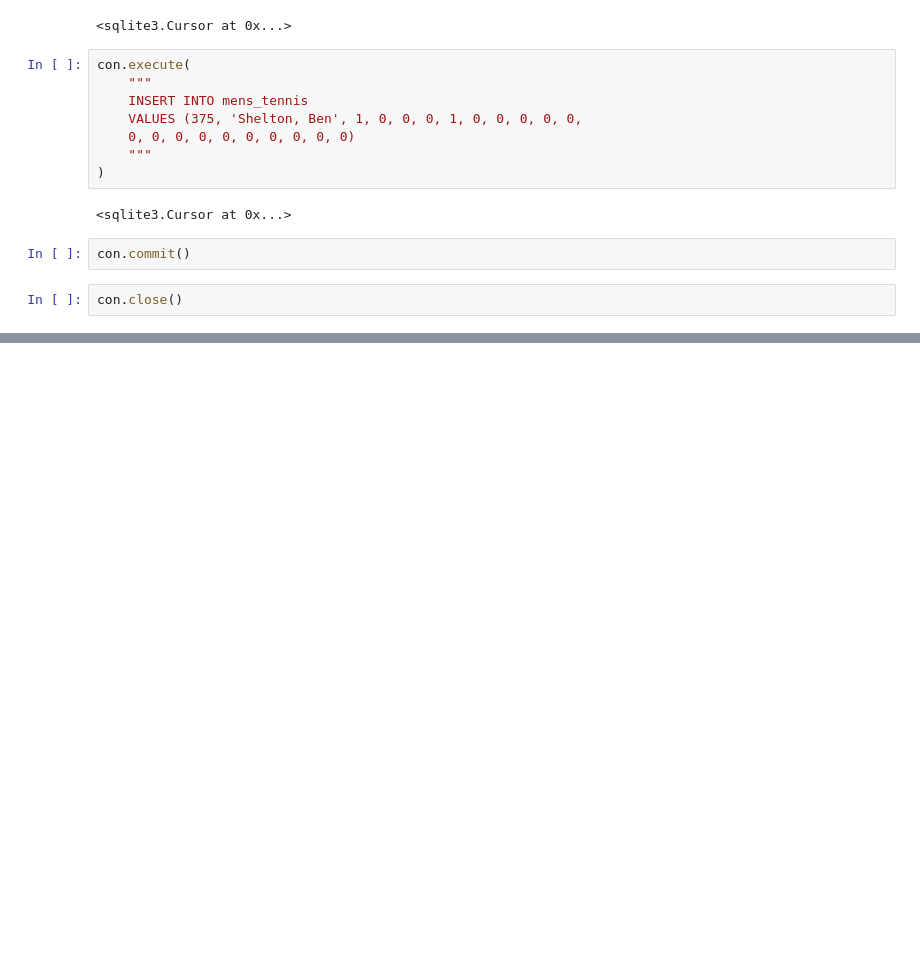
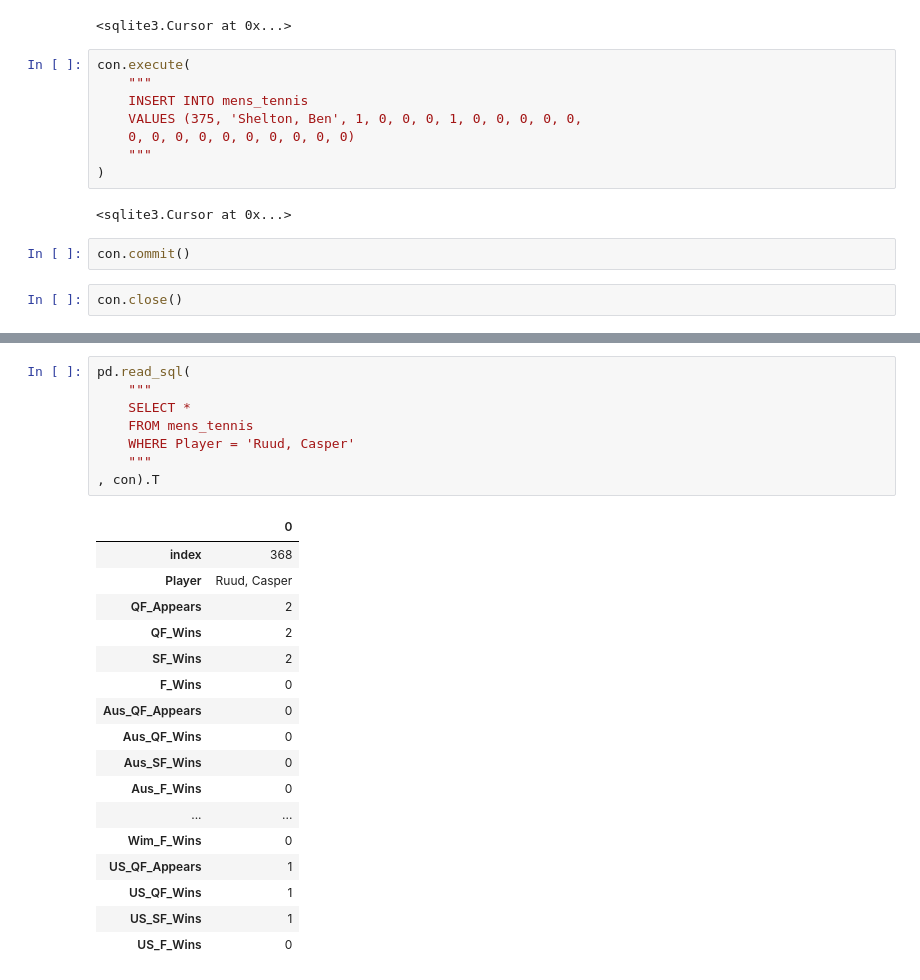
Before and after one commit to gadamico/Sports-Data, a Jupyter notebook: mens_singles_tennis/notebooks/scratch-tennis-db-creation-updating.ipynb, the cells around one changed output, grey strips where cells are left out. Saved outputs shown, nothing was run; the diff lists cells and outputs as text; blank space fills up the shorter version.

```diff
--- a/mens_singles_tennis/notebooks/scratch-tennis-db-creation-updating.ipynb
+++ b/mens_singles_tennis/notebooks/scratch-tennis-db-creation-updating.ipynb
@@ -919,0 +1087,26 @@ con.close()
+# %%
+pd.read_sql(
+    """
+    SELECT *
+    FROM mens_tennis
+    WHERE Player = 'Ruud, Casper'
+    """
+, con).T
+# %% [output]
+|  | 0 |
+| index | 368 |
+| Player | Ruud, Casper |
+| QF_Appears | 2 |
+| QF_Wins | 2 |
+| SF_Wins | 2 |
+| F_Wins | 0 |
+| Aus_QF_Appears | 0 |
+| Aus_QF_Wins | 0 |
+| Aus_SF_Wins | 0 |
+| Aus_F_Wins | 0 |
+| ... | ... |
+| Wim_F_Wins | 0 |
+| US_QF_Appears | 1 |
+| US_QF_Wins | 1 |
+| US_SF_Wins | 1 |
+| US_F_Wins | 0 |
```
Also changed, not shown: parts of 56 cells of this notebook, 1 other file.
